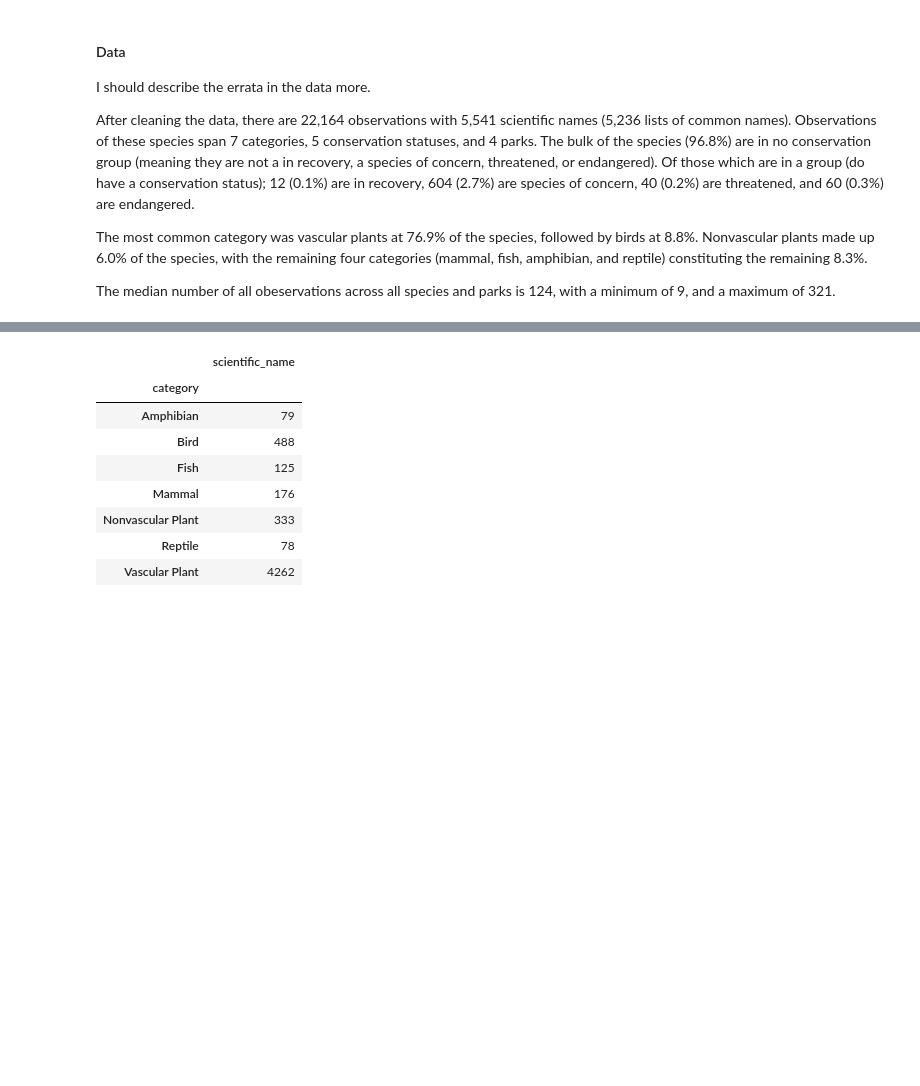
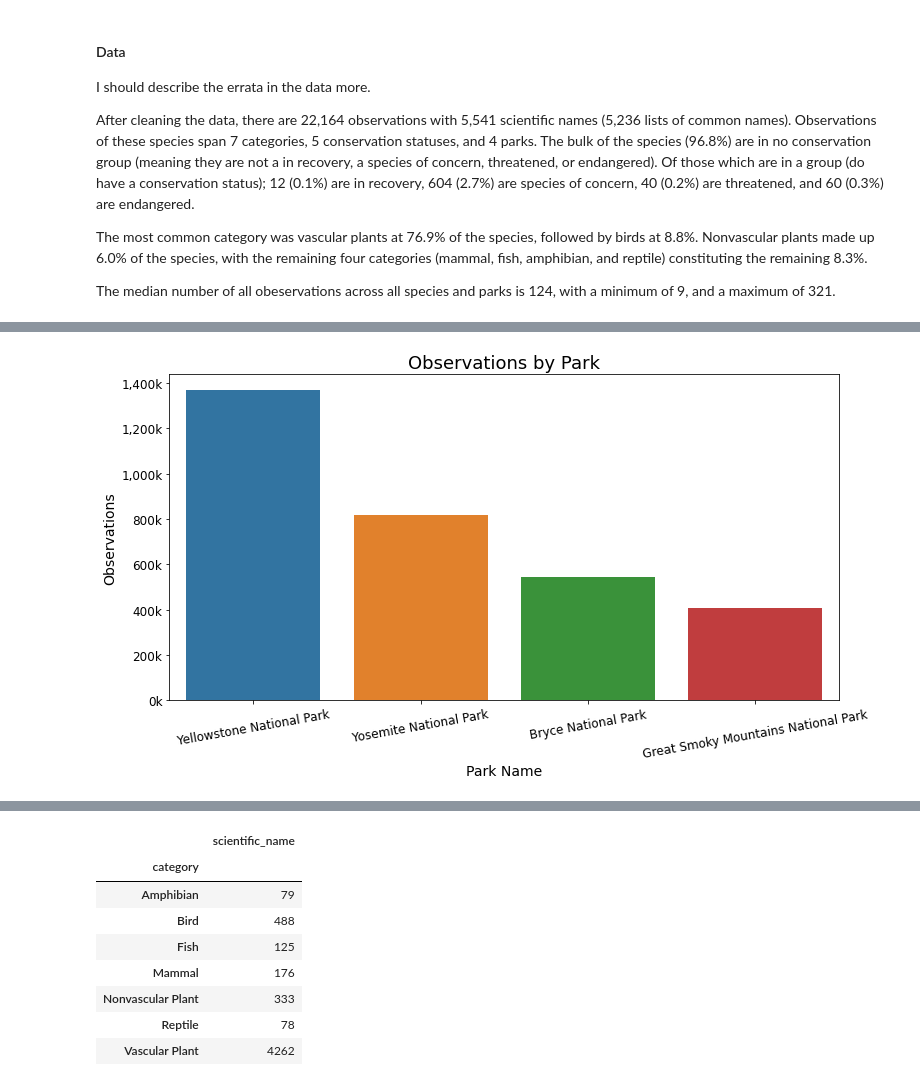
Before and after one commit to lightlySkewed/Biodiversity, a Jupyter notebook: biodiversity.ipynb, the cells around one changed output, grey strips where cells are left out. Saved outputs shown, nothing was run; the diff lists cells and outputs as text; code cells hidden in the pictures; blank space fills up the shorter version.

```diff
--- a/biodiversity.ipynb
+++ b/biodiversity.ipynb
@@ -124 +122,17 @@ park_obs
+# %%
+# sum observations by park
+park_obs = bio_df.groupby('park_name')[['observations']].sum()
+
+fig, ax = plt.subplots(figsize=(12, 6))
+plt.ticklabel_format(style='plain', axis='y')
+sns.barplot(data= park_obs, x=park_obs.index, y= 'observations',
+            order= park_obs.sort_values('observations', ascending= False).index)
+ax.yaxis.set_major_formatter(ticker.FuncFormatter(lambda x, pos: '{:,.0f}'.format(x/1000) + 'k'))
+plt.title('Observations by Park',fontsize=18)
+plt.xlabel('Park Name', fontsize=14)
+plt.ylabel('Observations', fontsize=14)
+plt.xticks(fontsize=12, rotation= 10);
+plt.yticks(fontsize=12);
+# %% [output]
+[figure, added]
 # %%
```
Also changed, not shown: parts of 14 cells of this notebook.
